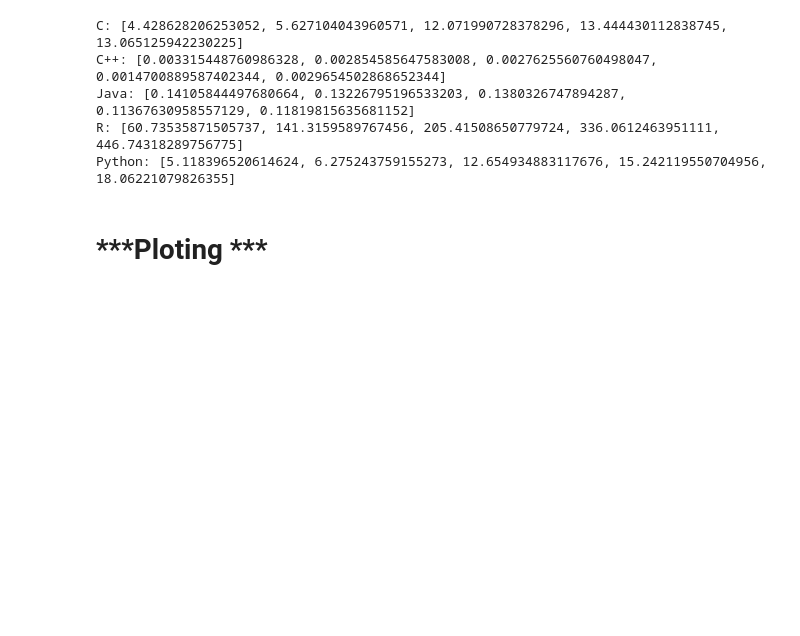
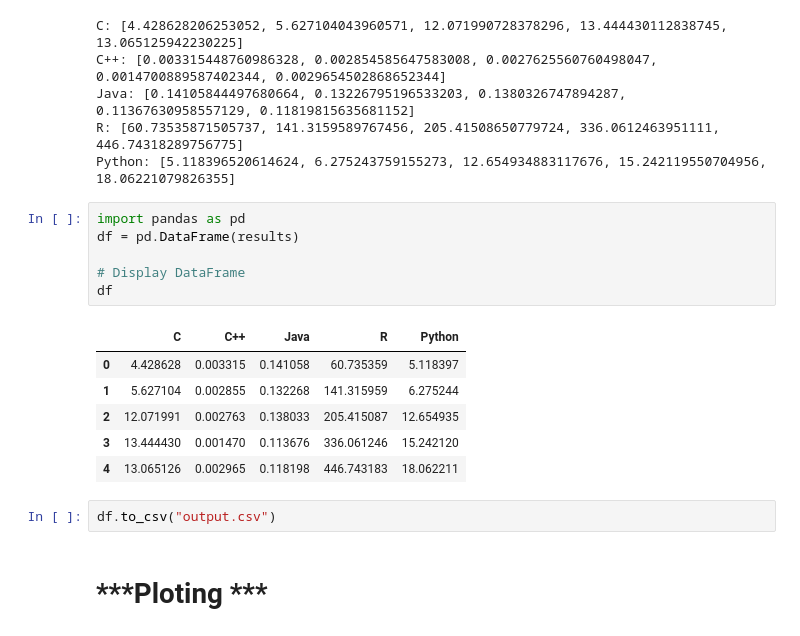
Before and after one commit to Preksha-Dadoo/UppercaseRace, a Jupyter notebook: TextFile.ipynb, the cells around one changed output. Drawn from its saved outputs; the diff is of its cells as text; blank space fills up the shorter version.

```diff
--- a/TextFile.ipynb
+++ b/TextFile.ipynb
@@ -240,6 +240,21 @@ C++: [0.003315448760986328, 0.002854585647583008, 0.0027625560760498047, 0.0014
 Java: [0.14105844497680664, 0.13226795196533203, 0.1380326747894287, 0.11367630958557129, 0.11819815635681152]
 R: [60.73535871505737, 141.3159589767456, 205.41508650779724, 336.0612463951111, 446.74318289756775]
 Python: [5.118396520614624, 6.275243759155273, 12.654934883117676, 15.242119550704956, 18.06221079826355]
+# %%
+import pandas as pd
+df = pd.DataFrame(results)
+
+# Display DataFrame
+df
+# %% [output]
+|  | C | C++ | Java | R | Python |
+| 0 | 4.428628 | 0.003315 | 0.141058 | 60.735359 | 5.118397 |
+| 1 | 5.627104 | 0.002855 | 0.132268 | 141.315959 | 6.275244 |
+| 2 | 12.071991 | 0.002763 | 0.138033 | 205.415087 | 12.654935 |
+| 3 | 13.444430 | 0.001470 | 0.113676 | 336.061246 | 15.242120 |
+| 4 | 13.065126 | 0.002965 | 0.118198 | 446.743183 | 18.062211 |
+# %%
+df.to_csv("output.csv")
 # %% [markdown]
 # ***Ploting ***
 # %%
```
